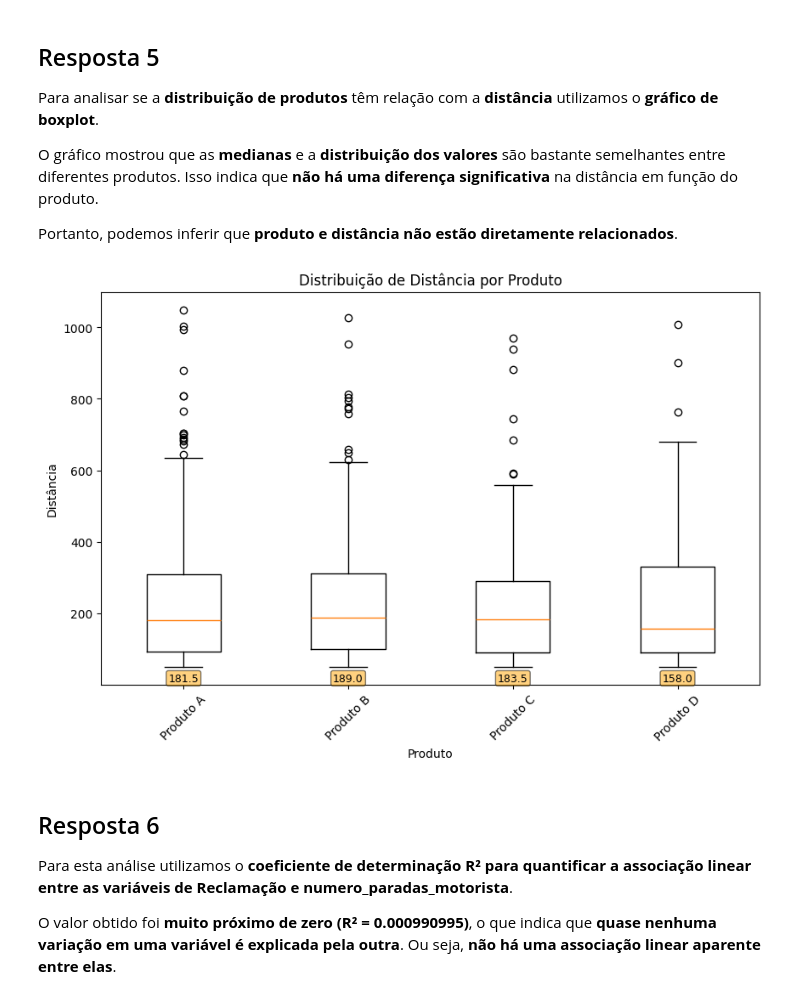
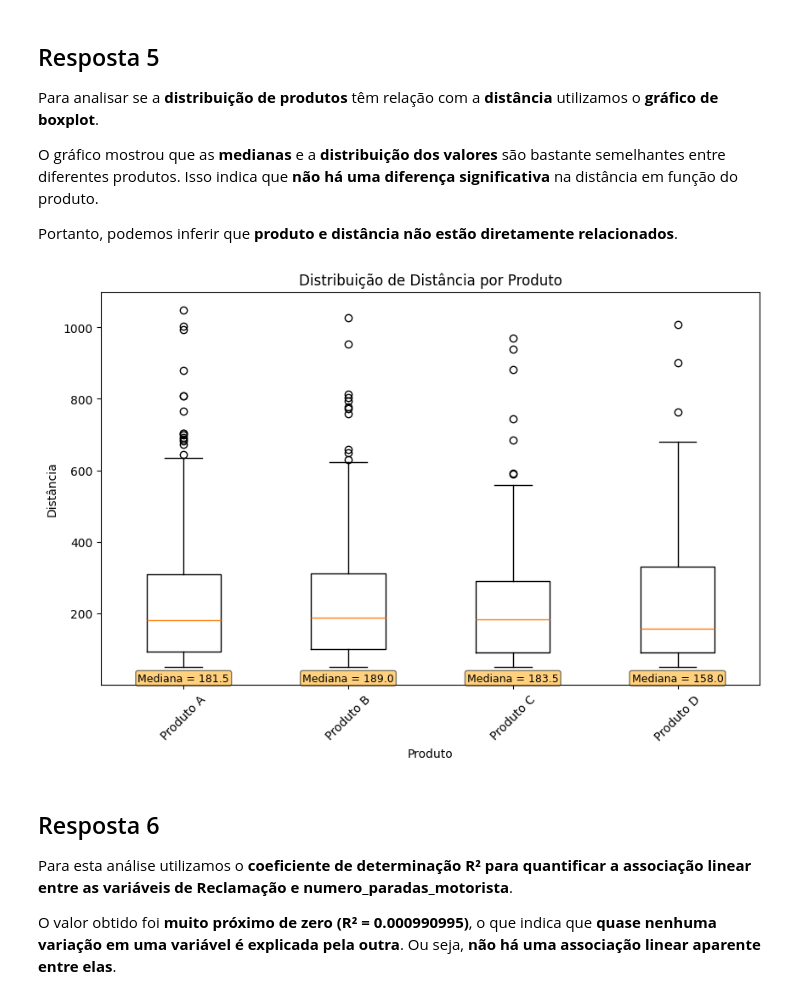
Before and after one commit to Rayssa-Nunes/analise-reclamacao-de-entrega, a Jupyter notebook: Avaliação_de_Reclamação_de_Entrega.ipynb, the cells around one changed output. Saved outputs shown, nothing was run; the diff lists cells and outputs as text; code cells hidden in the pictures.

```diff
--- a/Avaliação_de_Reclamação_de_Entrega.ipynb
+++ b/Avaliação_de_Reclamação_de_Entrega.ipynb
@@ -180,28 +180,28 @@ Portanto, podemos inferir que **produto e distância não estão diretamente rel
 # %%
 # Agrupar dados por produto
 grupos = dados.groupby('produto')['Distância']
 
 # Preparar os dados para o boxplot
 valores = [grupo.tolist() for _, grupo in grupos]
 labels = [str(produto) for produto in grupos.groups.keys()]
 
 # Criar o boxplot
 plt.figure(figsize=(10, 6))
 plt.boxplot(valores, tick_labels=labels)
 plt.title('Distribuição de Distância por Produto')
 plt.xlabel('Produto')
 plt.ylabel('Distância')
 plt.xticks(rotation=45)
 
 # Calcular e anotar a mediana de cada grupo
 medianas = grupos.median().tolist()
 for i, med in enumerate(medianas, start=1):
-  plt.text(i, mediana, f'{med:.1f}', va='bottom', ha='center', fontsize=9,
+  plt.text(i, mediana, f'Mediana = {med:.1f}', va='bottom', ha='center', fontsize=9,
           bbox=dict(boxstyle='round, pad=0.2', facecolor='orange', alpha=0.5))
 
 plt.show()
 # %% [output]
-[figure, old version]
+[figure, new version]
 # %% [markdown]
 ## Resposta 6
 
```
